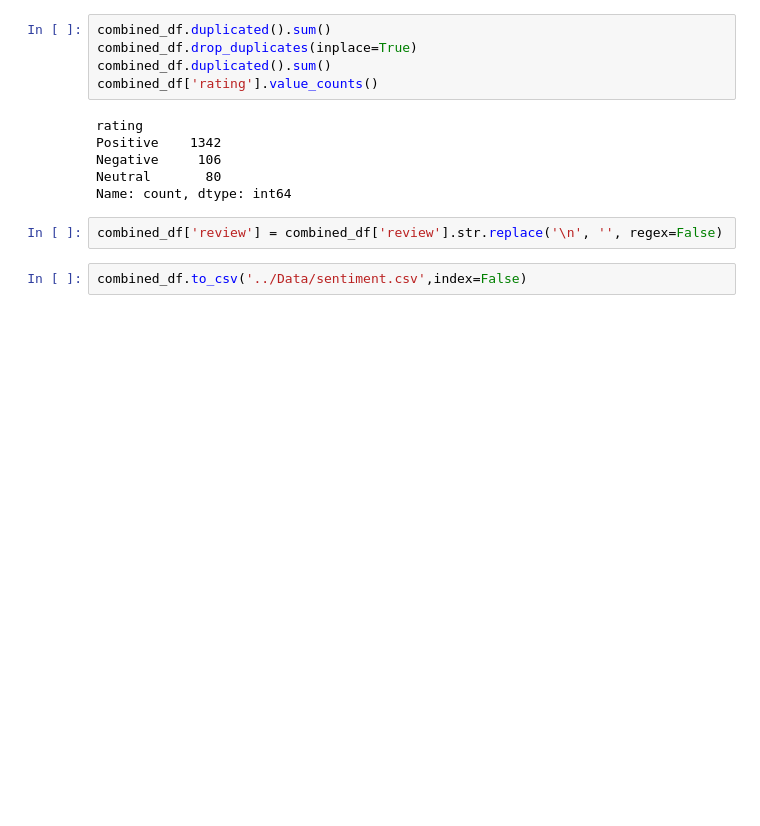
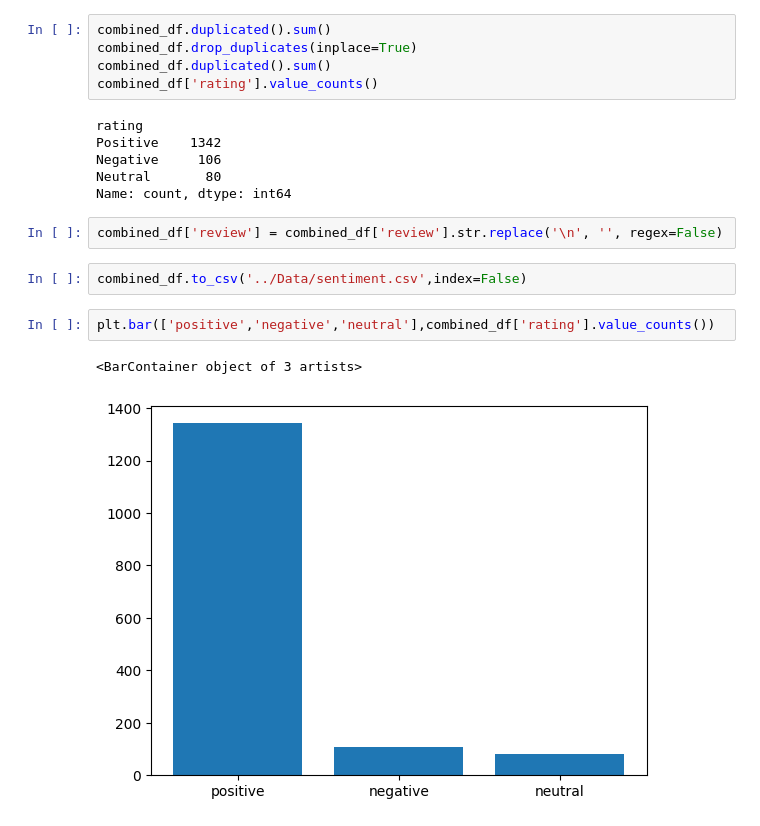
Before and after one commit to roshan-acharya/Review-Analyzer, a Jupyter notebook: notebook/data_prep.ipynb, the cells around one changed output. Cells and saved outputs as stored; diff of their text form; blank space fills up the shorter version.

```diff
--- a/notebook/data_prep.ipynb
+++ b/notebook/data_prep.ipynb
@@ -77,3 +77,8 @@ Name: count, dtype: int64
 combined_df['review'] = combined_df['review'].str.replace('\n', '', regex=False)
 # %%
 combined_df.to_csv('../Data/sentiment.csv',index=False)
+# %%
+plt.bar(['positive','negative','neutral'],combined_df['rating'].value_counts())
+# %% [output]
+<BarContainer object of 3 artists>
+[figure, added]
```
Also changed, not shown: parts of 11 cells of this notebook, 2 other files.
